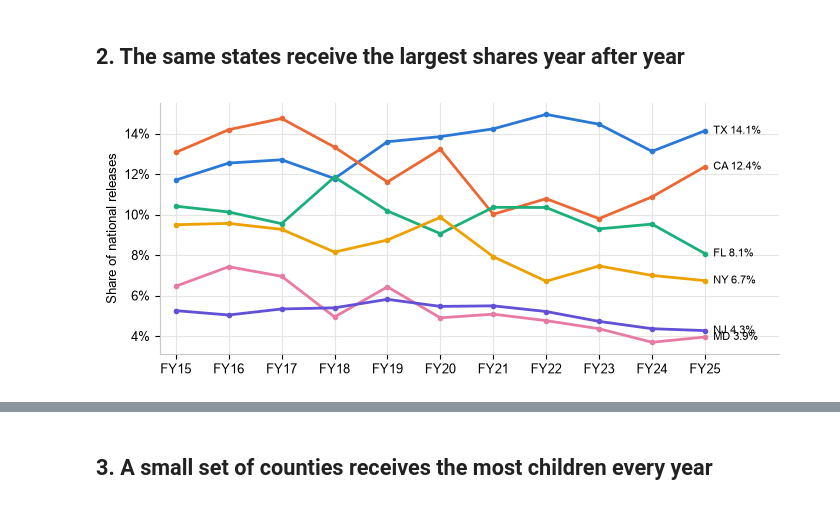
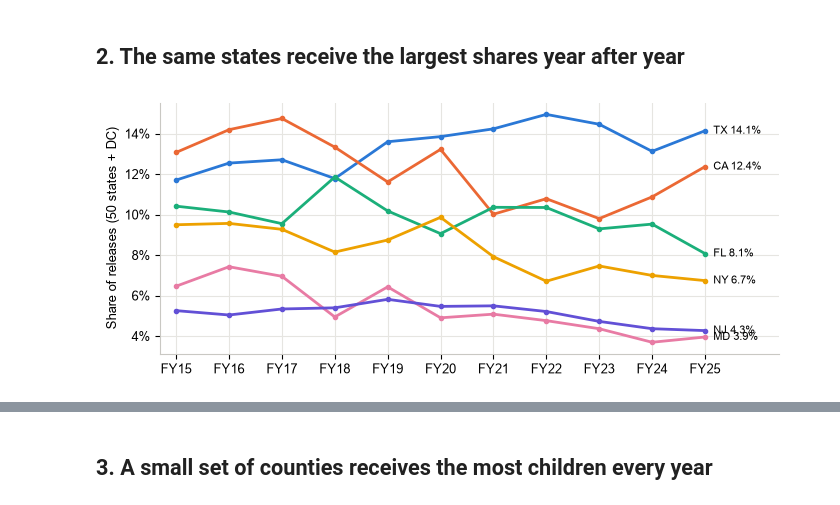
Before and after one commit to patrickdoyle314/UC-Public, a Jupyter notebook: notebooks/week2_eda.ipynb, the cells around one changed output, grey strips where cells are left out. Saved outputs shown, nothing was run; the diff lists cells and outputs as text; code cells hidden in the pictures.

```diff
--- a/notebooks/week2_eda.ipynb
+++ b/notebooks/week2_eda.ipynb
@@ -28,18 +29,19 @@ BLUE, ORANGE, AQUA, GREY = "#2a78d6", "#eb6834", "#1baf7a", "#b8bcc2"
 plt.rcParams.update({"font.family": "Arial", "font.size": 9, "axes.spines.top": False, "axes.spines.right": False,
                      "axes.edgecolor": "#c9c8c3", "axes.grid": True, "grid.color": "#e6e5e1", "axes.axisbelow": True})
 
-df = pd.read_parquet(ROOT / "data/processed/releases_by_fy_geo.parquet")
+# Week 1's table, read as written. dtype keeps FIPS codes as text so leading zeros survive (01001).
+df = pd.read_csv(ROOT / "data/processed/releases_by_fy_geo.csv", dtype={"county_fips": "string"})
 df = df[df["fiscal_year"].isin(FY)].copy()
-# FIPS codes back to 5-digit text: drop a trailing '.0' and restore leading zeros (1001 -> 01001).
-df["county_fips"] = df["county_fips"].astype("string").str.replace(r"\.0$", "", regex=True).str.zfill(5)
 # Split the table by level once; every finding below reuses these four tables.
 nat = df[df.geo_level == "national"].set_index("fiscal_year")["releases"]
 states = df[(df.geo_level == "state") & ~df.state.isin(["PR", "VI"])]
 counties = df[df.geo_level == "county"]
 other = df[df.geo_level == "other_counties"]
 findings = []
-def save(fig, name):  # tidy the layout, save a PNG for the report, show the chart here
-    fig.tight_layout(); fig.savefig(FIG / f"week2_{name}.png", dpi=200, facecolor="white"); plt.show()
+def save(fig, name, tight=True):  # tidy the layout, save a PNG for the report, show the chart here
+    if tight:
+        fig.tight_layout()
+    fig.savefig(FIG / f"week2_{name}.png", dpi=200, facecolor="white"); plt.show()
 print(f"{len(df):,} rows; FY{FY[0]}-FY{FY[-1]}; {counties.county_key.nunique()} counties listed at least once")
 # %% [output]
 3,403 rows; FY2015-FY2025; 393 counties listed at least once
@@ -69,22 +88,22 @@ National releases ranged from 16,864 (FY2020) to 127,512 (FY2022). FY2021-FY2024
 # %%
 tot = states.groupby("state")["releases"].sum().sort_values(ascending=False)
 top = list(tot.index[:6])
 share = states.pivot_table(index="fiscal_year", columns="state", values="releases", aggfunc="sum")
 share = share.div(share.sum(axis=1), axis=0)  # divide each year's row by its total: counts become shares
 fig, ax = plt.subplots(figsize=(7, 3))
 colors = [BLUE, ORANGE, AQUA, "#eda100", "#e87ba4", "#6250d6"]
 for s, c in zip(top, colors):
     ax.plot(share.index, share[s], color=c, lw=2, marker="o", ms=3)
     ax.annotate(f"{s} {share[s].iloc[-1]:.1%}", (share.index[-1], share[s].iloc[-1]), xytext=(6, 0),
                 textcoords="offset points", va="center", fontsize=8)
 ax.set_xticks(FY, [f"FY{str(y)[2:]}" for y in FY]); ax.yaxis.set_major_formatter(mtick.PercentFormatter(1, 0))
-ax.set_ylabel("Share of national releases"); ax.set_xlim(FY[0] - 0.3, FY[-1] + 1.4)
+ax.set_ylabel("Share of releases (50 states + DC)"); ax.set_xlim(FY[0] - 0.3, FY[-1] + 1.4)
 save(fig, "top_state_shares")
-pers = pd.read_csv(ROOT / "results/persistence_state_ranks.csv")
-rho_col = [c for c in pers.columns if "spearman" in c.lower()][0]  # find the Spearman column by name instead of hard-coding it
+# Spearman rank correlation of state shares, each year against the next: 1 means the same order both years.
+rho = pd.Series({b: share.loc[a].corr(share.loc[b], method="spearman") for a, b in zip(FY[:-1], FY[1:])})
 f = (f"The six largest receiving states ({', '.join(top)}) took {tot[top].sum()/tot.sum():.0%} of FY2015-FY2025 releases. "
      f"{top[0]}'s share ranged from {share[top[0]].min():.1%} to {share[top[0]].max():.1%}; year-to-year state rank "
-     f"correlations (Week 3) never fell below {pers[rho_col].min():.2f}.")
+     f"correlations never fell below {rho.min():.3f} (FY{rho.idxmin() - 1} to FY{rho.idxmin()}).")
 findings.append(f); print(f)
 # %% [output]
-[figure, old version]
+[figure, new version]
```
Also changed, not shown: parts of 10 cells of this notebook, 12 other files.
